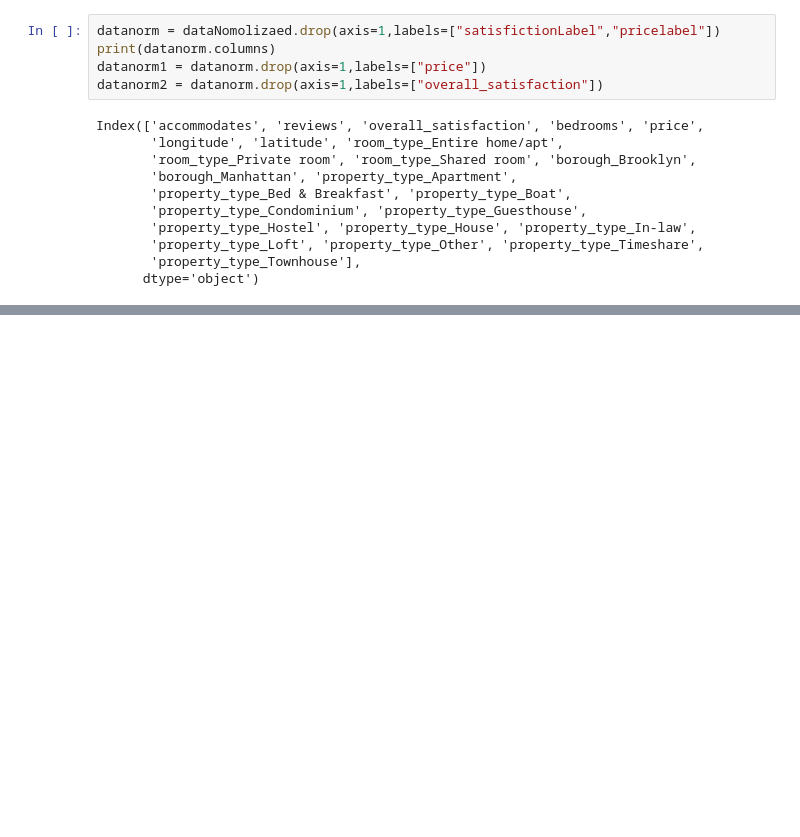
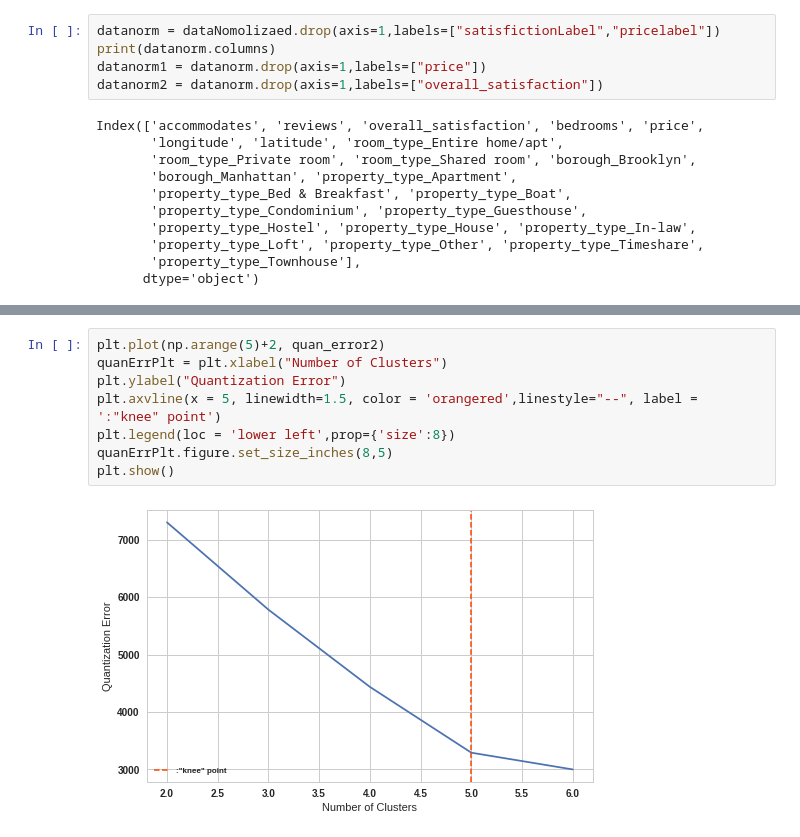
Before and after one commit to edwardfang/IDA_SUSTech_Assignment, a Jupyter notebook: Analysis.ipynb, the cells around one changed output, grey strips where cells are left out. Drawn from its saved outputs; the diff is of its cells as text; blank space fills up the shorter version.

```diff
--- a/Analysis.ipynb
+++ b/Analysis.ipynb
@@ -730,0 +714,10 @@ X_tilde1.describe()
+# %%
+plt.plot(np.arange(5)+2, quan_error2)
+quanErrPlt = plt.xlabel("Number of Clusters")
+plt.ylabel("Quantization Error")
+plt.axvline(x = 5, linewidth=1.5, color = 'orangered',linestyle="--", label = ':"knee" point')
+plt.legend(loc = 'lower left',prop={'size':8})
+quanErrPlt.figure.set_size_inches(8,5)
+plt.show()
+# %% [output]
+[figure, added]
```
Also changed, not shown: parts of 17 cells of this notebook, 6 other files.
